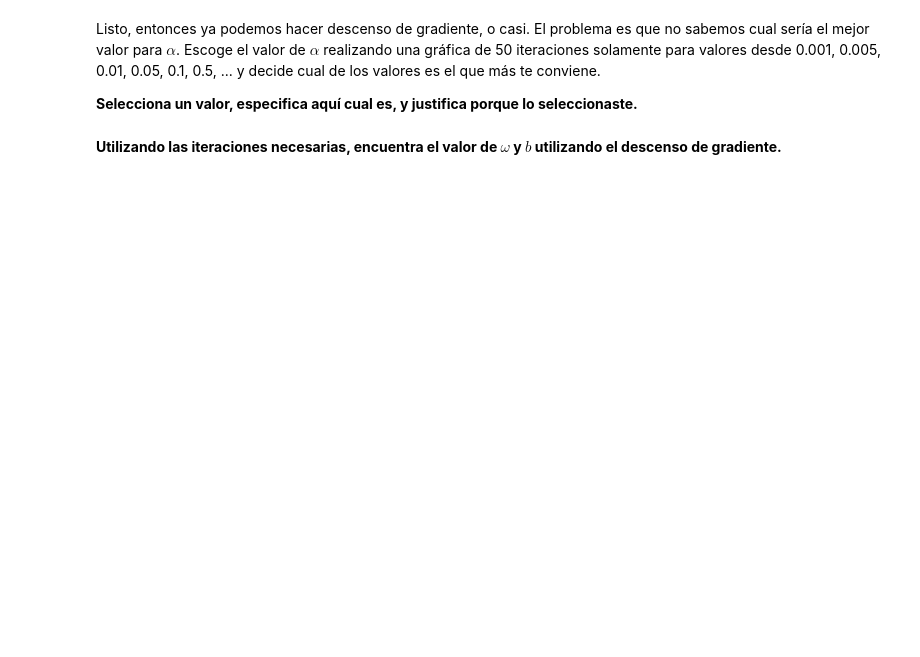
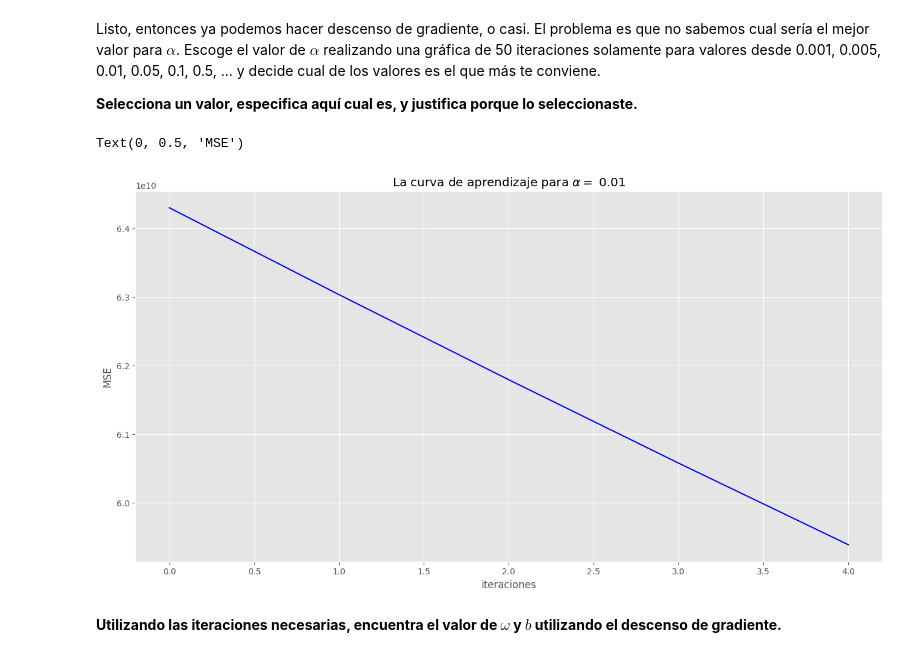
Before and after one commit to GeraMaple/2-Aprendizaje-2026, a Jupyter notebook: reg_lineal.ipynb, the cells around one changed output. Drawn from its saved outputs; the diff is of its cells as text; code cells hidden in the pictures; blank space fills up the shorter version.

```diff
--- a/reg_lineal.ipynb
+++ b/reg_lineal.ipynb
@@ -334,20 +349,23 @@ Listo, entonces ya podemos hacer descenso de gradiente, o casi. El problema es q
 # %%
 medias, desviaciones = obtiene_medias_desviaciones(x)
 x_norm = normaliza(x, medias, desviaciones)
 
 w_ini = np.zeros((n,))
 b_ini = 0
 num_iters = 5
 
 #lpha = 0.0001  # Aqui es donde hay que hacer las pruebas
-alpha = 1
+alpha = 0.01
 
 _, _, mse_hist = descenso_gradiente_lotes(x_norm, y, w_ini, b_ini, alpha, num_iters)
 
 plt.plot(mse_hist, '-b')
 plt.title(r"La curva de aprendizaje para $\alpha =$ " + str(alpha))
 plt.xlabel('iteraciones')
 plt.ylabel('MSE')
+# %% [output]
+Text(0, 0.5, 'MSE')
+[figure, added]
 # %% [markdown]
 **Utilizando las iteraciones necesarias, encuentra el valor de $\omega$ y $b$ utilizando el descenso de gradiente.**
 # %%
```
Also changed, not shown: parts of 3 cells of this notebook.
